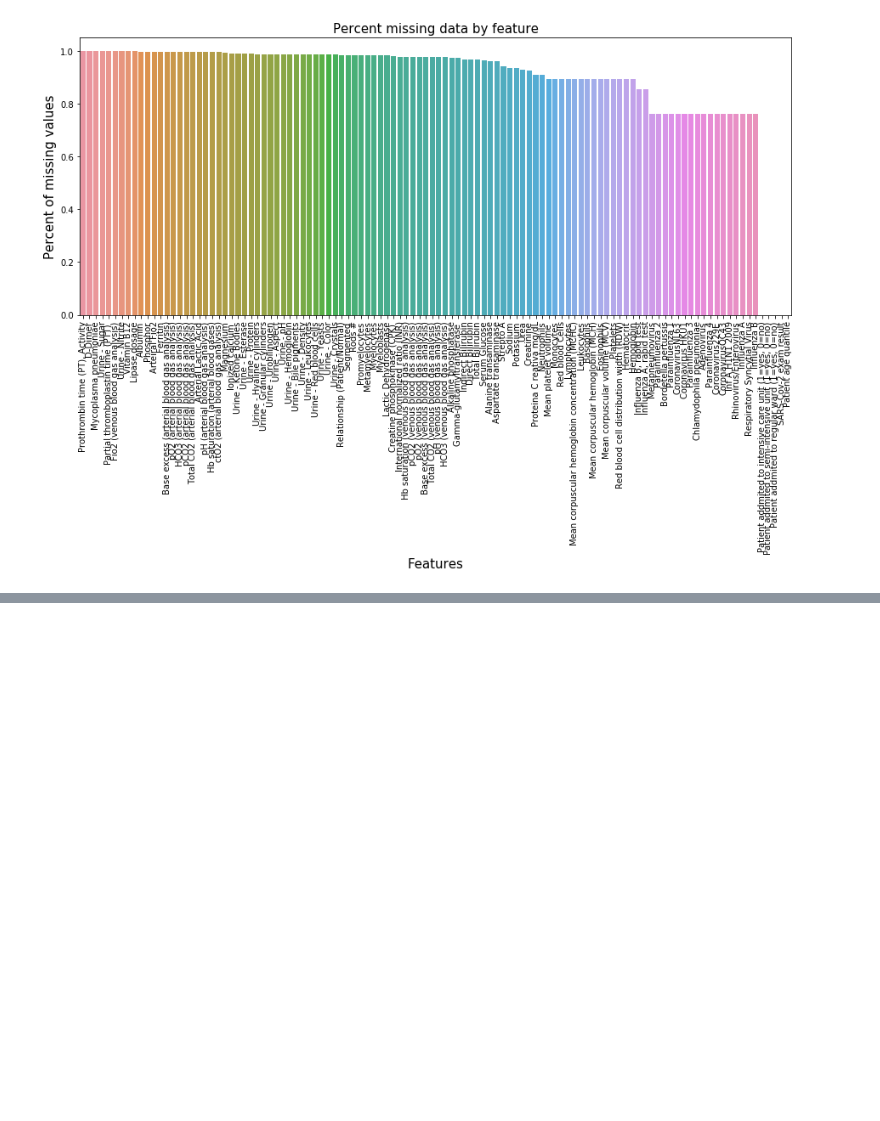
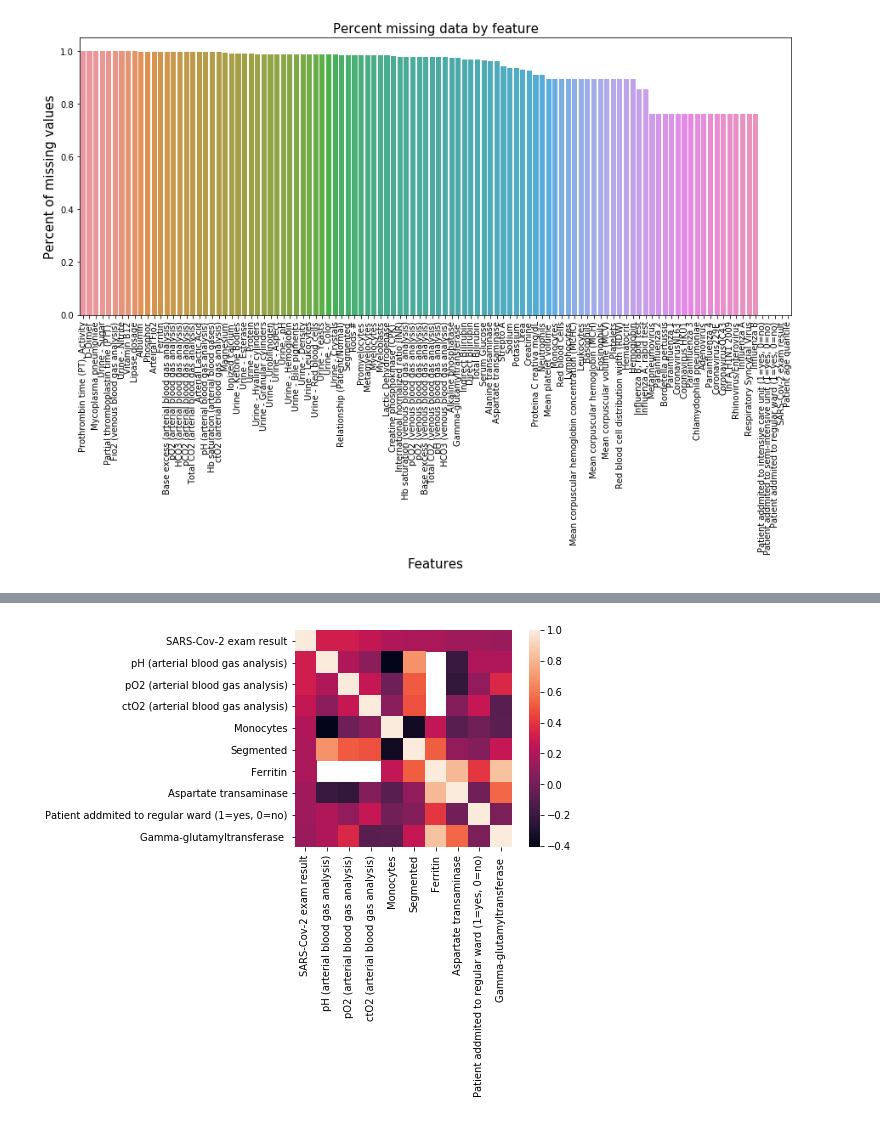
Before and after one commit to isabelatelles/covid19, a Jupyter notebook: Analysis.ipynb, the cells around one changed output, grey strips where cells are left out. Saved outputs shown, nothing was run; the diff lists cells and outputs as text; code cells hidden in the pictures; blank space fills up the shorter version.

```diff
--- a/Analysis.ipynb
+++ b/Analysis.ipynb
@@ -89 +100,16 @@ missing_data.head()
 [figure]
+# %%
+dataset['SARS-Cov-2 exam result'] = [0 if a == 'negative' else 1 for a in dataset['SARS-Cov-2 exam result'].values]
+# %%
+corrmat = dataset.corr()
+# %%
+corrmat_result = corrmat.nlargest(10, 'SARS-Cov-2 exam result')
+
+features = corrmat_result.index.values.tolist()
+
+f, ax = plt.subplots(figsize=(24, 18))
+sns.heatmap(corrmat, vmax=.8, square=True);
+
+sns.heatmap(dataset[features].corr(), yticklabels=features, xticklabels=features, square=True)
+# %% [output]
+[figure, added]
```
Also changed, not shown: parts of 3 cells of this notebook.
